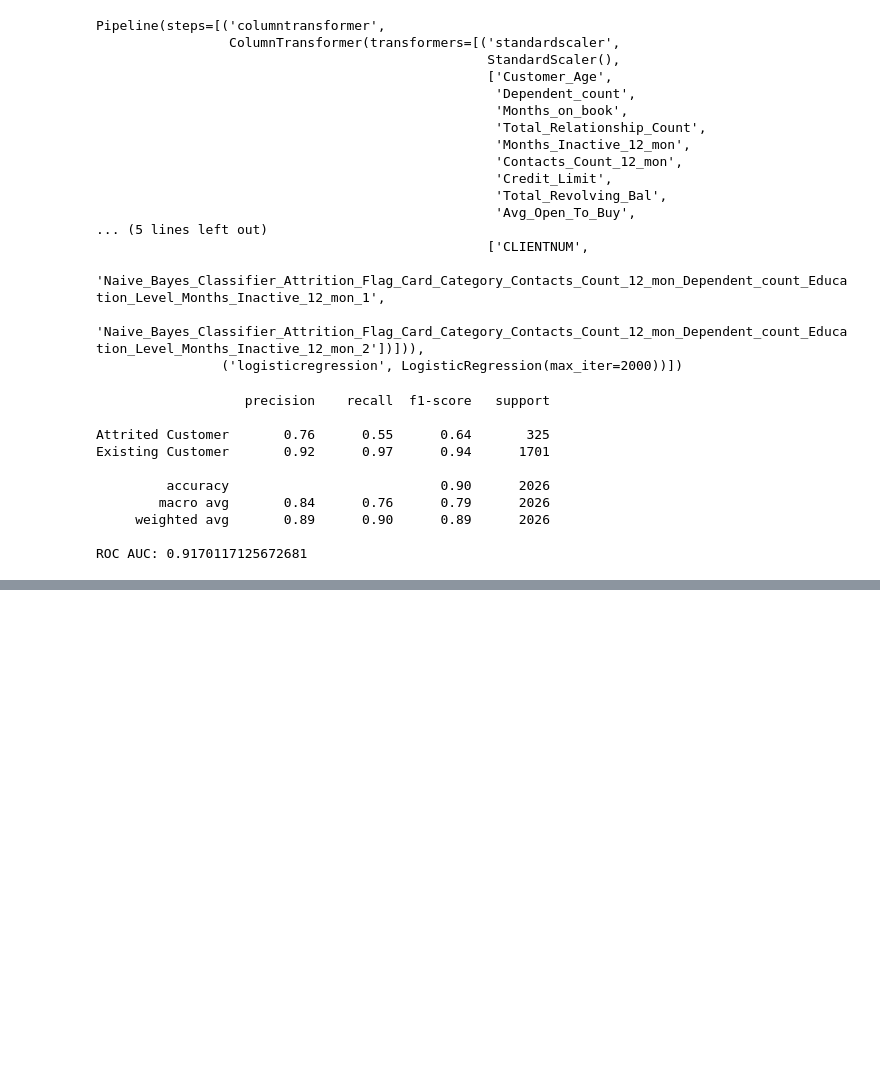
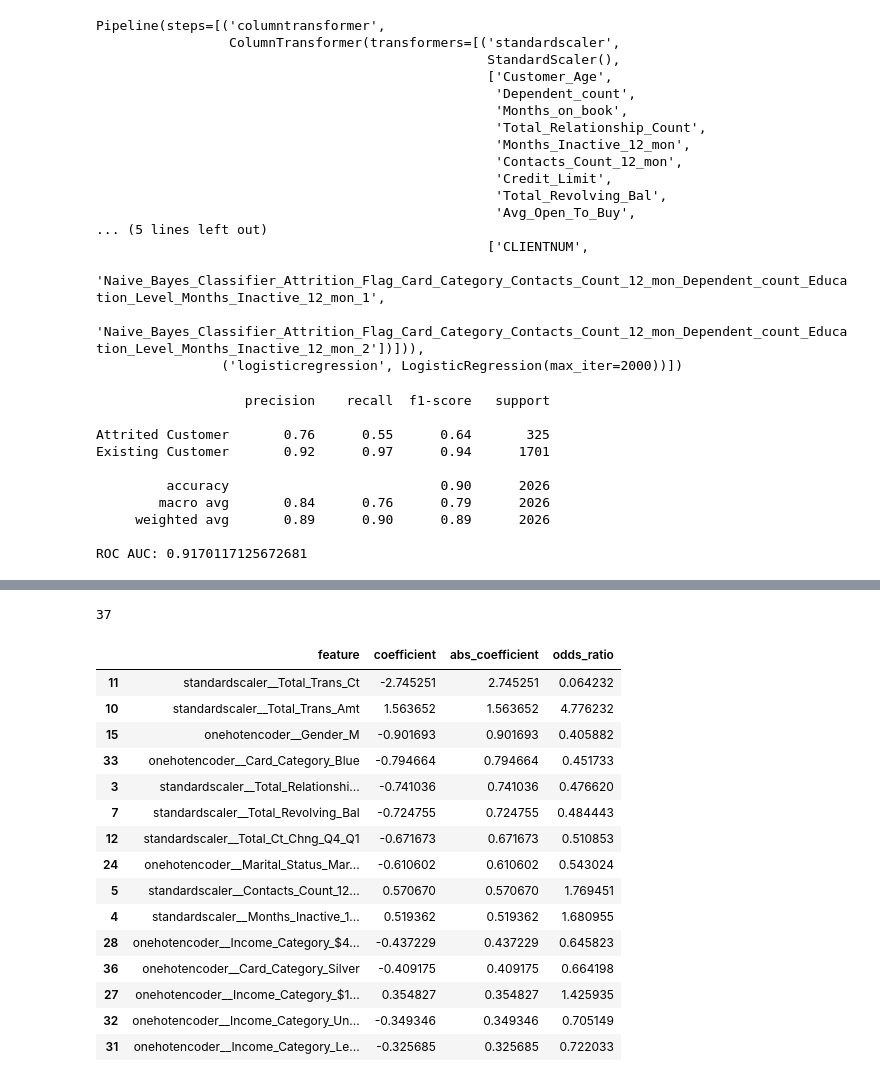
Before and after one commit to Mfouzan/Credit-Card-Churn, a Jupyter notebook: Credit Card.ipynb, the cells around one changed output, grey strips where cells are left out. Drawn from its saved outputs; the diff is of its cells as text; code cells hidden in the pictures; blank space fills up the shorter version.

```diff
--- a/Credit Card.ipynb
+++ b/Credit Card.ipynb
@@ -242,0 +308,13 @@ ROC AUC: 0.9170117125672681
+# %%
+y = (df["Attrition_Flag"] == "Attrited Customer").astype(int)
+# %%
+X = df.drop(columns=[target])
+
+X_train, X_test, y_train, y_test = train_test_split(
+    X, y,
+    test_size=0.2,
+    random_state=42,
+    stratify=y
+)
+
+lr_pipe.fit(X_train, y_train)
@@ -242,0 +361,37 @@ ROC AUC: 0.9170117125672681
+# %%
+preprocessor_fitted = lr_pipe.named_steps["columntransformer"]
+logreg_fitted = lr_pipe.named_steps["logisticregression"]
+# %%
+feature_names = preprocessor_fitted.get_feature_names_out()
+len(feature_names)
+# %% [output]
+37
+# %%
+coefs = logreg_fitted.coef_.ravel()
+
+coef_df = pd.DataFrame({
+    "feature": feature_names,
+    "coefficient": coefs,
+    "abs_coefficient": np.abs(coefs),
+    "odds_ratio": np.exp(coefs)
+})
+
+coef_df = coef_df.sort_values("abs_coefficient", ascending=False)
+coef_df.head(15)
+# %% [output]
+|  | feature | coefficient | abs_coefficient | odds_ratio |
+| 11 | standardscaler__Total_Trans_Ct | -2.745251 | 2.745251 | 0.064232 |
+| 10 | standardscaler__Total_Trans_Amt | 1.563652 | 1.563652 | 4.776232 |
+| 15 | onehotencoder__Gender_M | -0.901693 | 0.901693 | 0.405882 |
+| 33 | onehotencoder__Card_Category_Blue | -0.794664 | 0.794664 | 0.451733 |
+| 3 | standardscaler__Total_Relationshi... | -0.741036 | 0.741036 | 0.476620 |
+| 7 | standardscaler__Total_Revolving_Bal | -0.724755 | 0.724755 | 0.484443 |
+| 12 | standardscaler__Total_Ct_Chng_Q4_Q1 | -0.671673 | 0.671673 | 0.510853 |
+| 24 | onehotencoder__Marital_Status_Mar... | -0.610602 | 0.610602 | 0.543024 |
+| 5 | standardscaler__Contacts_Count_12... | 0.570670 | 0.570670 | 1.769451 |
+| 4 | standardscaler__Months_Inactive_1... | 0.519362 | 0.519362 | 1.680955 |
+| 28 | onehotencoder__Income_Category_$4... | -0.437229 | 0.437229 | 0.645823 |
+| 36 | onehotencoder__Card_Category_Silver | -0.409175 | 0.409175 | 0.664198 |
+| 27 | onehotencoder__Income_Category_$1... | 0.354827 | 0.354827 | 1.425935 |
+| 32 | onehotencoder__Income_Category_Un... | -0.349346 | 0.349346 | 0.705149 |
+| 31 | onehotencoder__Income_Category_Le... | -0.325685 | 0.325685 | 0.722033 |
```
Also changed, not shown: parts of 13 cells of this notebook.
